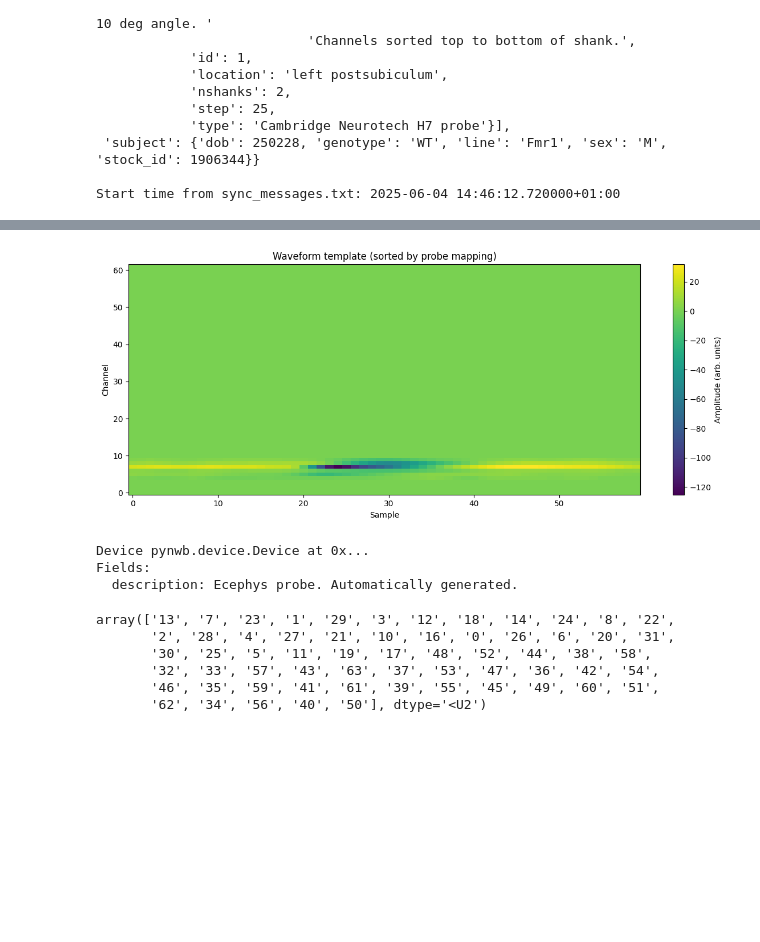
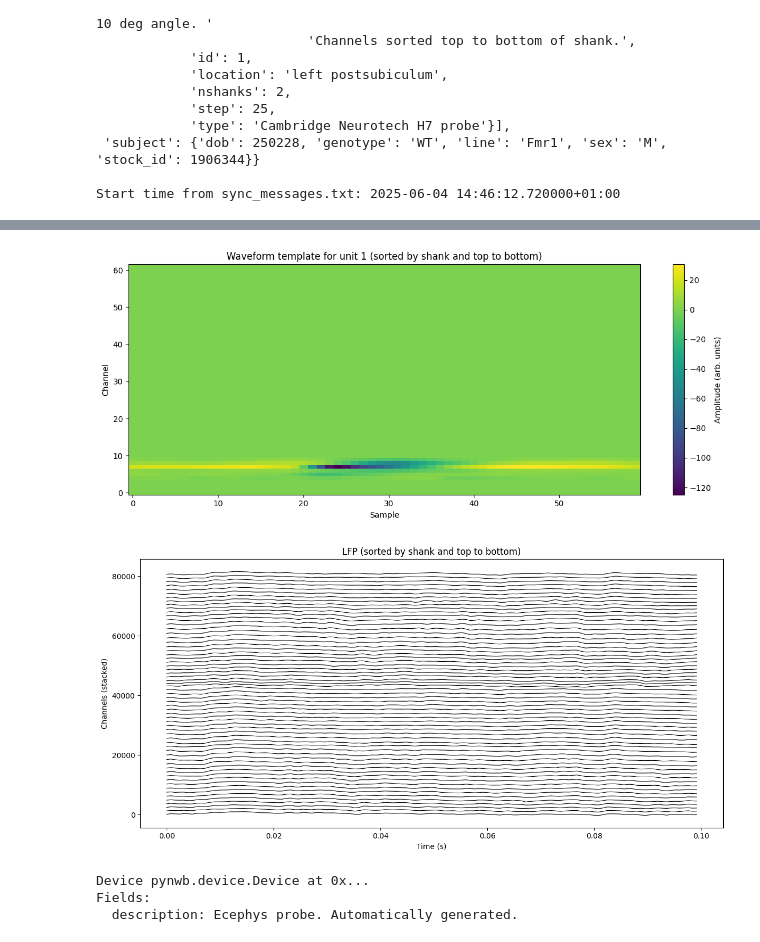
Before and after one commit to Wood-Dudchenko-lab/woodsort, a Jupyter notebook: pipelines_nwb/NWB_H7100.ipynb, the cells around one changed output, grey strips where cells are left out. Drawn from its saved outputs; the diff is of its cells as text; code cells hidden in the pictures; blank space fills up the shorter version.

```diff
--- a/pipelines_nwb/NWB_H7100.ipynb
+++ b/pipelines_nwb/NWB_H7100.ipynb
@@ -11,11 +11,12 @@ import warnings
 
 data_path = Path('/home/avadher/Data/Adrian/')
 session_name = 'H7113-250604'
+#session_name = 'H7113-250604_NoChansRemoved'
 meta_name = 'H7100_metadata.xlsx'
 analyzer_name = session_name + '_analyzer_mountainsort5'
-nwb_path = data_path / 'NWB' / session_name
+nwb_path = data_path / session_name
 
-session_path = list(data_path.rglob(session_name))[0]
+session_path = list(data_path.rglob(session_name))[0] # find session_name folder inside data_path
 analyzer_path = session_path / analyzer_name
 lfp_path = session_path / 'continuous.lfp'
 
@@ -29,11 +30,12 @@ warnings.filterwarnings("ignore", category=FutureWarning)
 metadata = nwb.io.read_metadata_excel(data_path / meta_name, session_name, print_output=True)
 start_time = nwb.io.get_start_time(session_path)
 
-# load tracking
+# load data
+epochs = pd.read_csv(session_path / 'EpochTimestamps.csv', header=0)
+events = pd.read_csv(session_path / 'EventTimestamps.csv', header=0)
 tracking = pd.read_csv(session_path / 'TrackingProcessed.csv',index_col=0, header=0)
 pos = nap.TsdFrame(tracking[["x", "y"]])
 hd = nap.Tsd(tracking['hd'])
-epochs = pd.read_csv(session_path / 'EpochTimestamps.csv', header=0)
 
 # load SpikeInterface analyzer
 analyzer = si.load_sorting_analyzer(analyzer_path)
@@ -67,7 +64,7 @@ None
 #Create NWB file
 nwbfile = nwb.convert.create_nwb_file(metadata, start_time)
 
-# Add units
+# Add units from spikeinterface
 nwbfile = nwb.convert.add_spikeinterface_openephys(nwbfile, analyzer, merging_mode='soft')
 
 # Add tracking
@@ -76,6 +73,12 @@ nwbfile = nwb.convert.add_tracking(nwbfile, pos, hd)
 # Add epochs
 nwbfile = nwb.convert.add_epochs(nwbfile, epochs, metadata)
 
+# Add events
+nwbfile = nwb.convert.add_event_intervals(nwbfile, events)
+
+#Add LFP
+nwbfile = nwb.convert.add_lfp(nwbfile, lfp_path)
+
 # Save NWB file
 nwb.convert.save_nwb_file(nwbfile, nwb_path, session_name)
 
@@ -103,20 +147,27 @@ OSError: Unable to synchronously create file (unable to truncate a file which is
 # %%
 import matplotlib.pyplot as plt
+import numpy as np
 
-print(rec['units'])
+pd.set_option('display.max_rows', None)
+pd.set_option('display.max_columns', None)
+pd.set_option('display.width', None)
+pd.set_option('display.max_colwidth', None)
+
+#print(rec['units'])
 
 ### GET ANATOMICALLY SORTED WAVEFORMS FROM NWB ###
 
 # get electrodes table
-electrodes_table = rec.nwb.electrodes.to_dataframe() # electrode_name is anatomical index (top-bottom shank-wise)
-#electrodes_table['electrode_name'] = electrodes_table['electrode_name'].astype(int) # make sure it's int - SpikeInterface sometimes turns them to strings
+electrodes_table = nwbfile.electrodes.to_dataframe() # electrode_name is anatomical index (top-bottom shank-wise)
+print(electrodes_table)
 electrodes_table['channel_name'] = electrodes_table['channel_name'].str.replace('CH', '', regex=False).astype(int) - 1 # now channel_name is the dat file channel index (0-based)
+
 # To sort the waveform anatomically by shank and then by the y coordinate
 electrodes_table = electrodes_table.sort_values(by=['aggregation_key', 'rel_y'], ascending=[True, False])
 sort_ix = electrodes_table.index.to_numpy().astype(int) # use index to sort waveforms anatomically
 
 # load waveform
-waveforms = analyzer.get_extension("templates").get_data()
+waveforms = nwbfile.units['waveform_mean'].data
 cell_number = 1  # cell 75 is obvious to track down
 wf = waveforms[cell_number,:,sort_ix] # waveforms are arranged according to a cryptic device_contact_index in SpikeInterface that gets propagated as index here
 
@@ -125,8 +176,36 @@ plt.figure(figsize=(12, 5))
 im = plt.imshow(wf, aspect="auto", origin="lower")
 plt.ylabel("Channel")
 plt.xlabel("Sample")
-plt.title("Waveform template (sorted by probe mapping)")
+plt.title(f"Waveform template for unit {cell_number} (sorted by shank and top to bottom)")
 plt.colorbar(im, label="Amplitude (arb. units)")
 plt.tight_layout()
 plt.show()
+
+# load LFP
+lfp = rec.nwb.processing['ecephys']['LFP'].electrical_series['LFP']
+
+# Plot LFP
+# ---- LFP interval to plot (seconds) ----
+t_start = 0.0   # start time in seconds
+t_end   = 0.1  # end time in seconds
+start_idx = int(t_start * lfp.rate)
+end_idx   = int(t_end * lfp.rate)
+lfp_interval = lfp.data[start_idx:end_idx, :][:, sort_ix]
+lfp_interval = lfp_interval[:, ::-1] # flip upside down for plotting
+
+n_channels = lfp_interval.shape[1]
+t = np.arange(lfp_interval.shape[0]) / lfp.rate + t_start  # absolute time axis
+
+plt.figure(figsize=(12, 6))
+
+offset = 0
+for ch in range(n_channels):
+    plt.plot(t, lfp_interval[:, ch] + offset, color='k', linewidth=0.8)
+    offset += np.max(np.abs(lfp_interval[:, ch])) * 1.2
+
+plt.xlabel("Time (s)")
+plt.ylabel("Channels (stacked)")
+plt.title("LFP (sorted by shank and top to bottom)")
+plt.tight_layout()
+plt.show()
 # %% [output]
@@ -150,4 +229,5 @@ Index    rate      unit_name    quality    aggregation_key    coord_est_x    ...
-[figure, old version]
+[figure, new version]
+[figure, added]
 # %%
 print(rec.nwb.devices['Device'])
 # %% [output]
@@ -156,11 +236,4 @@ Fields:
   description: Ecephys probe. Automatically generated.
 # %%
 p = analyzer.get_probe()
-p.contact_ids
+ids = p.contact_ids
-# %% [output]
-array(['13', '7', '23', '1', '29', '3', '12', '18', '14', '24', '8', '22',
-       '2', '28', '4', '27', '21', '10', '16', '0', '26', '6', '20', '31',
-       '30', '25', '5', '11', '19', '17', '48', '52', '44', '38', '58',
-       '32', '33', '57', '43', '63', '37', '53', '47', '36', '42', '54',
-       '46', '35', '59', '41', '61', '39', '55', '45', '49', '60', '51',
-       '62', '34', '56', '40', '50'], dtype='<U2')
```
Also changed, not shown: parts of 5 cells of this notebook, 14 other files.
